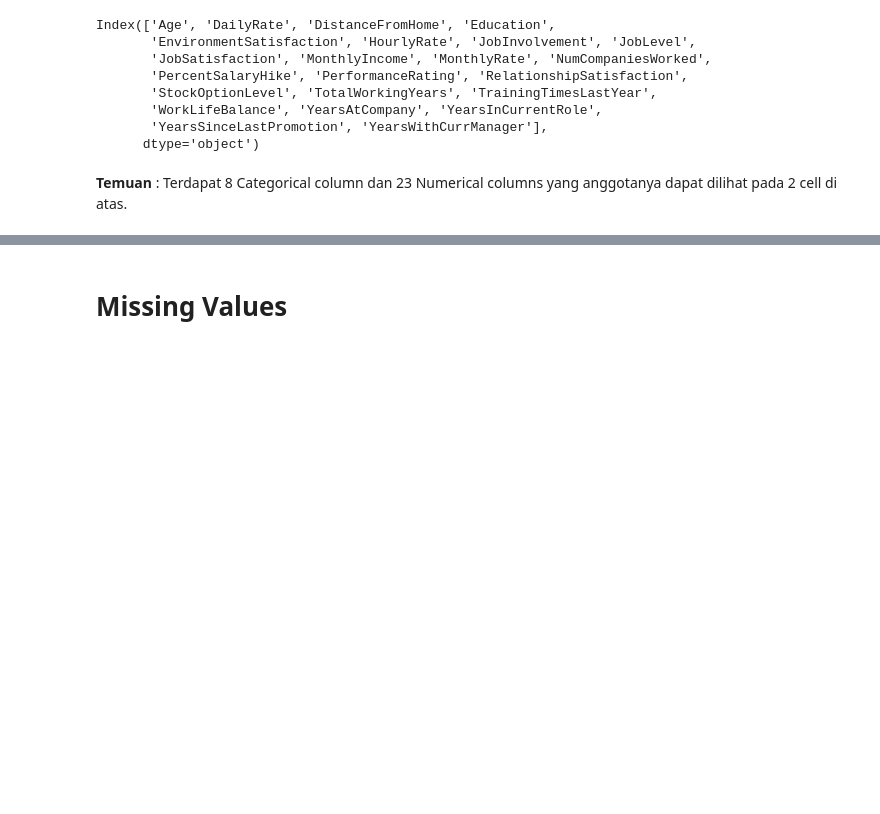
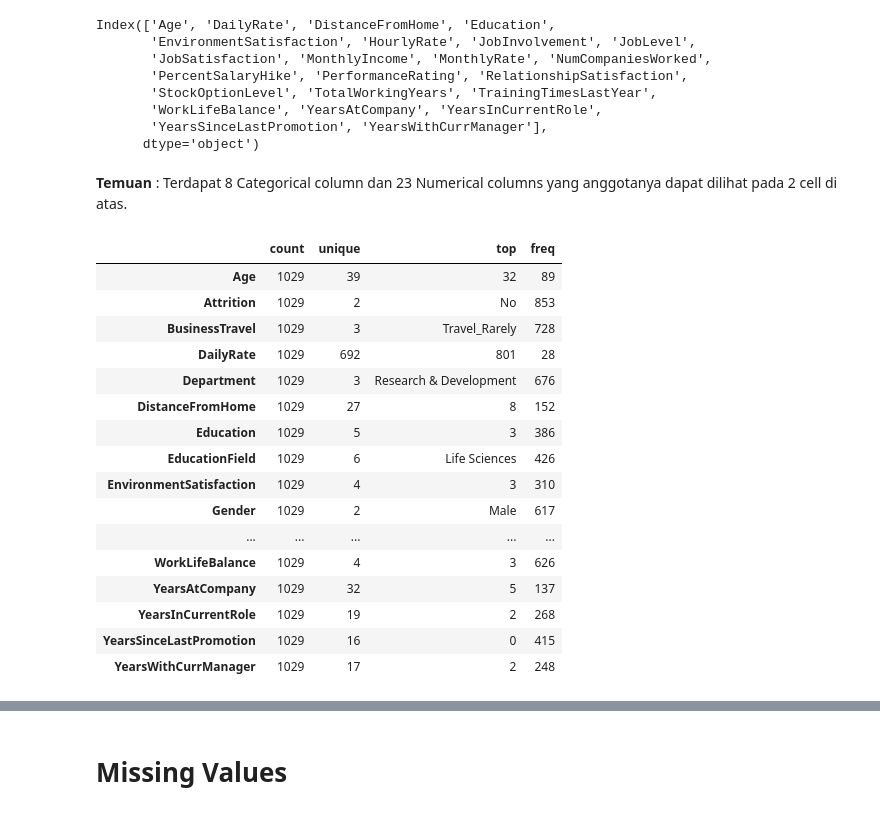
Before and after one commit to ariandy/final, a Jupyter notebook: 1. Introduction and Imputation.ipynb, the cells around one changed output, grey strips where cells are left out. Saved outputs shown, nothing was run; the diff lists cells and outputs as text; code cells hidden in the pictures; blank space fills up the shorter version.

```diff
--- a/1. Introduction and Imputation.ipynb
+++ b/1. Introduction and Imputation.ipynb
@@ -154,6 +154,26 @@ Index(['Age', 'DailyRate', 'DistanceFromHome', 'Education',
       dtype='object')
 # %% [markdown]
 **Temuan** : Terdapat 8 Categorical column dan 23 Numerical columns yang anggotanya dapat dilihat pada 2 cell di atas.
+# %%
+custom_desc(df).T
+# %% [output]
+|  | count | unique | top | freq |
+| Age | 1029 | 39 | 32 | 89 |
+| Attrition | 1029 | 2 | No | 853 |
+| BusinessTravel | 1029 | 3 | Travel_Rarely | 728 |
+| DailyRate | 1029 | 692 | 801 | 28 |
+| Department | 1029 | 3 | Research & Development | 676 |
+| DistanceFromHome | 1029 | 27 | 8 | 152 |
+| Education | 1029 | 5 | 3 | 386 |
+| EducationField | 1029 | 6 | Life Sciences | 426 |
+| EnvironmentSatisfaction | 1029 | 4 | 3 | 310 |
+| Gender | 1029 | 2 | Male | 617 |
+| ... | ... | ... | ... | ... |
+| WorkLifeBalance | 1029 | 4 | 3 | 626 |
+| YearsAtCompany | 1029 | 32 | 5 | 137 |
+| YearsInCurrentRole | 1029 | 19 | 2 | 268 |
+| YearsSinceLastPromotion | 1029 | 16 | 0 | 415 |
+| YearsWithCurrManager | 1029 | 17 | 2 | 248 |
 # %%
 custom_info(df[numerical_features.columns])
 # %% [output]
```
Also changed, not shown: parts of 2 cells of this notebook, 2 other files.
